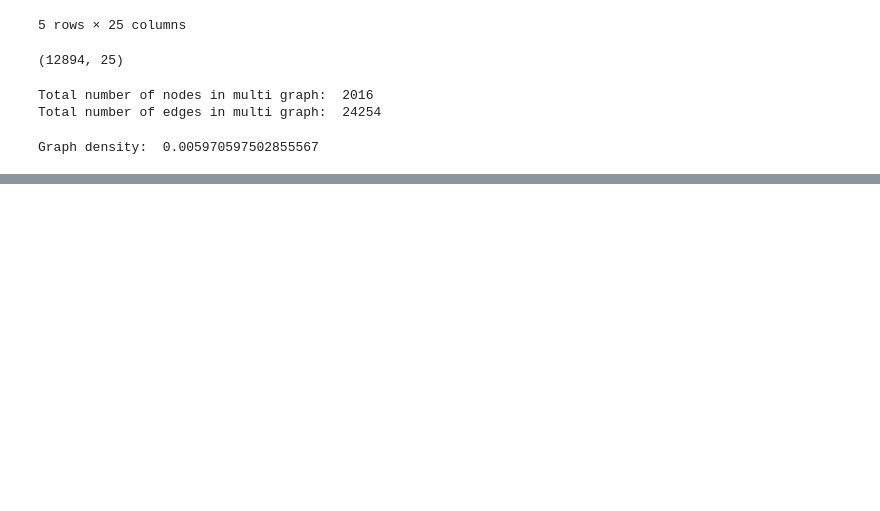
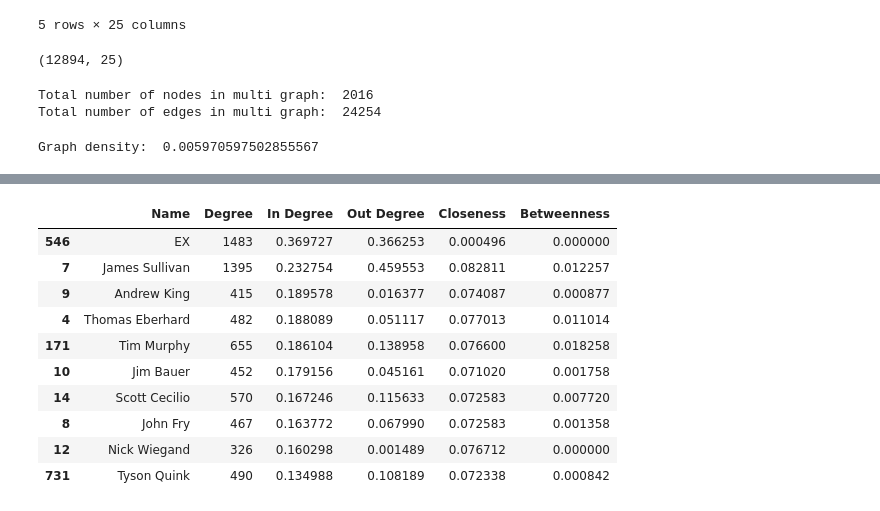
Before and after one commit to GeoJamesJones/GraphAnalysisDemo, a Jupyter notebook: Fun with Graphs!.ipynb, the cells around one changed output, grey strips where cells are left out. Drawn from its saved outputs; the diff is of its cells as text; code cells hidden in the pictures; blank space fills up the shorter version.

```diff
--- a/Fun with Graphs!.ipynb
+++ b/Fun with Graphs!.ipynb
@@ -98,7 +106,19 @@ for node in nodes_list.items():
 
 email_connectivity_df = pd.DataFrame(email_connectivity, columns=['Name', 'Degree', 'In Degree', 'Out Degree', 'Closeness', 'Betweenness'])
 # %%
-email_connectivity_df.sort_values('Out Degree',ascending=False).head()
+email_connectivity_df.sort_values('In Degree',ascending=False).head(10)
+# %% [output]
+|  | Name | Degree | In Degree | Out Degree | Closeness | Betweenness |
+| 546 | EX | 1483 | 0.369727 | 0.366253 | 0.000496 | 0.000000 |
+| 7 | James Sullivan | 1395 | 0.232754 | 0.459553 | 0.082811 | 0.012257 |
+| 9 | Andrew King | 415 | 0.189578 | 0.016377 | 0.074087 | 0.000877 |
+| 4 | Thomas Eberhard | 482 | 0.188089 | 0.051117 | 0.077013 | 0.011014 |
+| 171 | Tim Murphy | 655 | 0.186104 | 0.138958 | 0.076600 | 0.018258 |
+| 10 | Jim Bauer | 452 | 0.179156 | 0.045161 | 0.071020 | 0.001758 |
+| 14 | Scott Cecilio | 570 | 0.167246 | 0.115633 | 0.072583 | 0.007720 |
+| 8 | John Fry | 467 | 0.163772 | 0.067990 | 0.072583 | 0.001358 |
+| 12 | Nick Wiegand | 326 | 0.160298 | 0.001489 | 0.076712 | 0.000000 |
+| 731 | Tyson Quink | 490 | 0.134988 | 0.108189 | 0.072338 | 0.000842 |
 # %%
 defense_team = nx.ego_graph(G, 'James Sullivan')
 pos = nx.spring_layout(defense_team)
```
Also changed, not shown: parts of 3 cells of this notebook, 4 other files.
